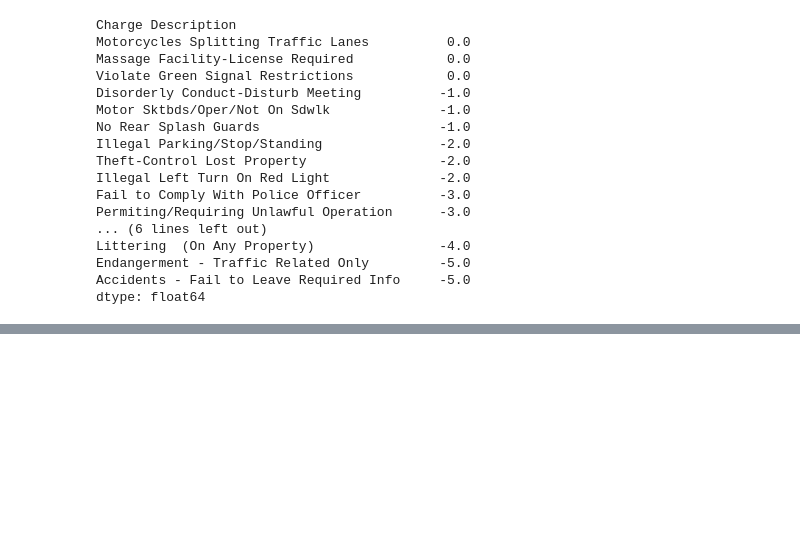
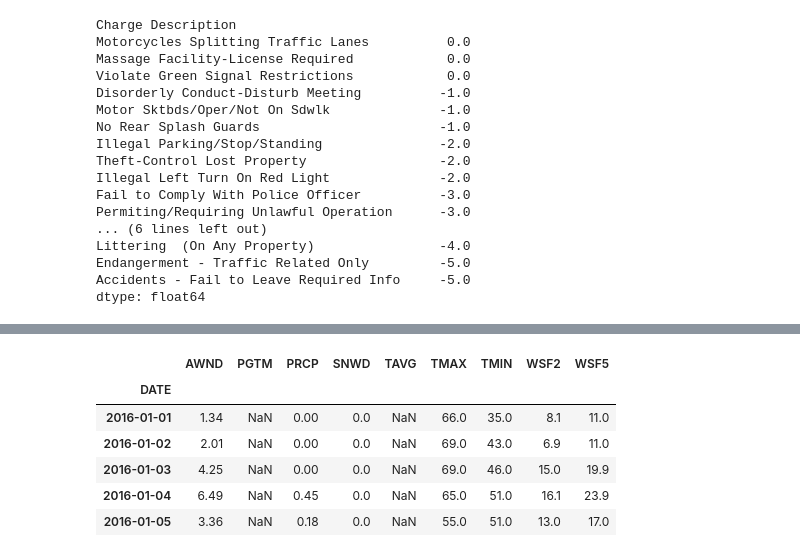
Before and after one commit to mrkjhsn/City-of-Scottsdale-Citations, a Jupyter notebook: weather_impact_on_citations.ipynb, the cells around one changed output, grey strips where cells are left out. Drawn from its saved outputs; the diff is of its cells as text; code cells hidden in the pictures; blank space fills up the shorter version.

```diff
--- a/weather_impact_on_citations.ipynb
+++ b/weather_impact_on_citations.ipynb
@@ -348,0 +335,11 @@ dtype: float64
+# %%
+# exclude weather flag indicators
+weather.loc[:, :'WSF5'].head()
+# %% [output]
+|  | AWND | PGTM | PRCP | SNWD | TAVG | TMAX | TMIN | WSF2 | WSF5 |
+| DATE |  |  |  |  |  |  |  |  |  |
+| 2016-01-01 | 1.34 | NaN | 0.00 | 0.0 | NaN | 66.0 | 35.0 | 8.1 | 11.0 |
+| 2016-01-02 | 2.01 | NaN | 0.00 | 0.0 | NaN | 69.0 | 43.0 | 6.9 | 11.0 |
+| 2016-01-03 | 4.25 | NaN | 0.00 | 0.0 | NaN | 69.0 | 46.0 | 15.0 | 19.9 |
+| 2016-01-04 | 6.49 | NaN | 0.45 | 0.0 | NaN | 65.0 | 51.0 | 16.1 | 23.9 |
+| 2016-01-05 | 3.36 | NaN | 0.18 | 0.0 | NaN | 55.0 | 51.0 | 13.0 | 17.0 |
```
Also changed, not shown: parts of 20 cells of this notebook.
